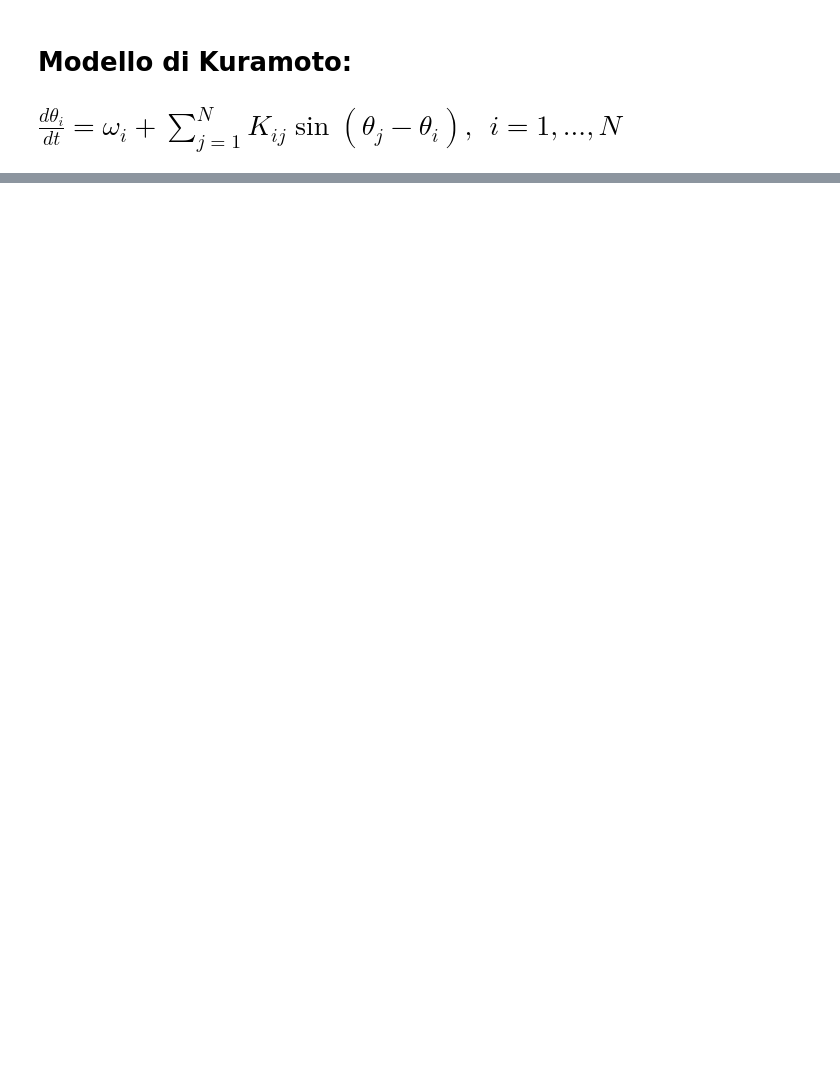
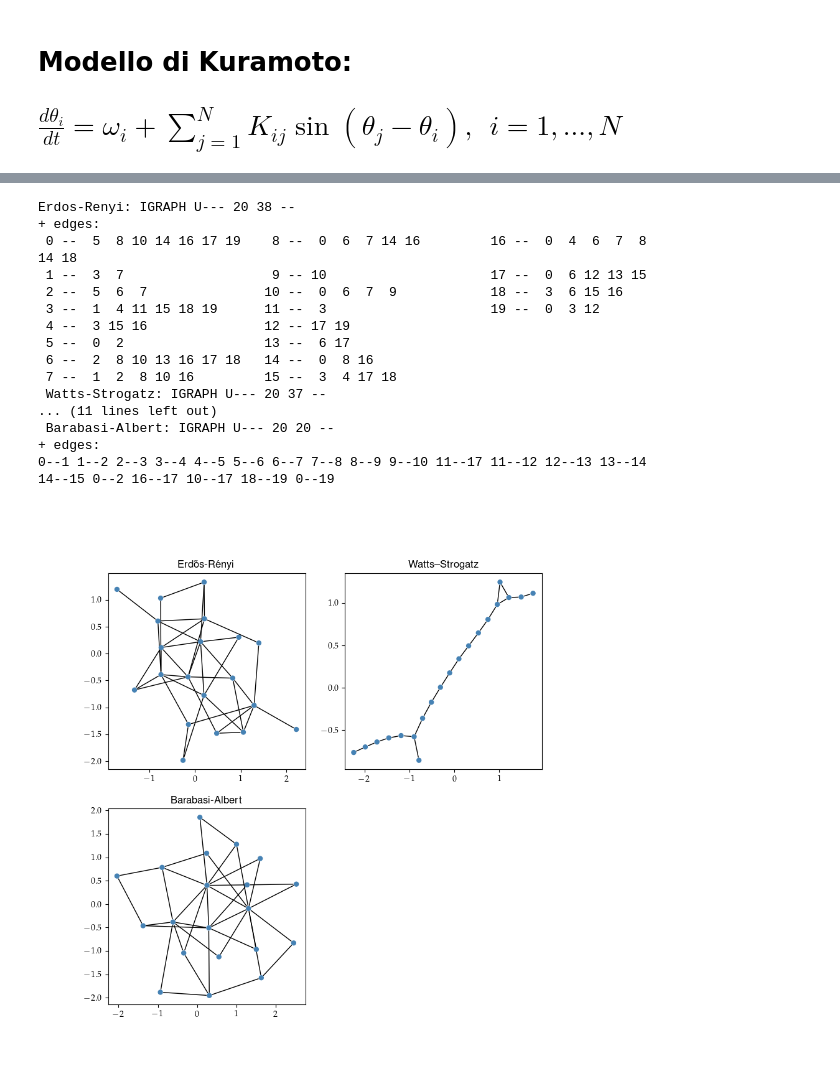
Before and after one commit to rodvals/BSc_thesis, a Jupyter notebook: Kuramoto_on_Graphs.ipynb, the cells around one changed output, grey strips where cells are left out. Cells and saved outputs as stored; diff of their text form; code cells hidden in the pictures; blank space fills up the shorter version.

```diff
--- a/Kuramoto_on_Graphs.ipynb
+++ b/Kuramoto_on_Graphs.ipynb
@@ -61,17 +72,14 @@ def kuramoto(_q, _omegas, K, network, t):
 # %%
-# setting graph
-plt.close
-fig = plt.figure(figsize = (3, 3) )
-axs = [fig.add_subplot(2,2,1), fig.add_subplot(2,2,2), fig.add_subplot(2,2,3)]
-#axs =[            fig.add_subplot(2, 2, 1), fig.add_subplot(2,2,2), fig.add_subplot(2,2,3, projection = 'polar') ]
+#  initial values
 # Set a random seed for reproducibility
 random.seed(0)
 N = 20
-
-# inidial condition
-
 dt = 0.1
 t_max = 100
+
 q_0 = np.random.rand(N)*2*np.pi
 omegas = np.random.rand(N)
+
+# for plotting
 t_span = np.linspace(0, t_max, int(t_max/dt))
+name_graph = {1: "Erdős-Rényi", 2: "Watts–Strogatz", 3: "Barabasi-Albert"}
@@ -113 +86,39 @@ IGRAPH U--- 20 32 --
+# %%
+# Generate Erdos Renyi graphs based on probability
+g_erdos_renyi = ig.Graph.Erdos_Renyi(n=N, p=0.2, directed=False, loops=False)
+g_watts_strogatz = ig.Graph.Watts_Strogatz(dim = 1, size = 20, nei = 1, p = 0.2)
+g_barabasi_albert = ig.Graph.Barabasi(n = N, m = 2 )
+
+# Print out summaries of each graph
+print("Erdos-Renyi: {} \n Watts-Strogatz: {} \n Barabasi-Albert: {}".format(
+    str(g_erdos_renyi), str(g_barabasi_albert), str(g_watts_strogatz)))
+
+
+#new figure to plot network graphs
+fig_graph = plt.figure(figsize = (9, 9) )
+axs_graph = [fig_graph.add_subplot(2,2,1), fig_graph.add_subplot(2,2,2), fig_graph.add_subplot(2,2,3)]
+ig.plot(g_erdos_renyi, target=axs_graph[0], color='pink')
+ig.plot(g_watts_strogatz, target=axs_graph[1])
+ig.plot(g_barabasi_albert, target=axs_graph[2])
+for i in range(len(axs_graph)):
+    axs_graph[i].set(title=name_graph[i+1])
+# %% [output]
+Erdos-Renyi: IGRAPH U--- 20 38 --
++ edges:
+ 0 --  5  8 10 14 16 17 19    8 --  0  6  7 14 16         16 --  0  4  6  7  8
+14 18
+ 1 --  3  7                   9 -- 10                     17 --  0  6 12 13 15
+ 2 --  5  6  7               10 --  0  6  7  9            18 --  3  6 15 16
+ 3 --  1  4 11 15 18 19      11 --  3                     19 --  0  3 12
+ 4 --  3 15 16               12 -- 17 19
+ 5 --  0  2                  13 --  6 17
+ 6 --  2  8 10 13 16 17 18   14 --  0  8 16
+ 7 --  1  2  8 10 16         15 --  3  4 17 18
+ Watts-Strogatz: IGRAPH U--- 20 37 --
+... (11 lines left out)
+ Barabasi-Albert: IGRAPH U--- 20 20 --
++ edges:
+0--1 1--2 2--3 3--4 4--5 5--6 6--7 7--8 8--9 9--10 11--17 11--12 12--13 13--14
+14--15 0--2 16--17 10--17 18--19 0--19
+[figure, added]
 # %%
```
Also changed, not shown: parts of 8 cells of this notebook.
